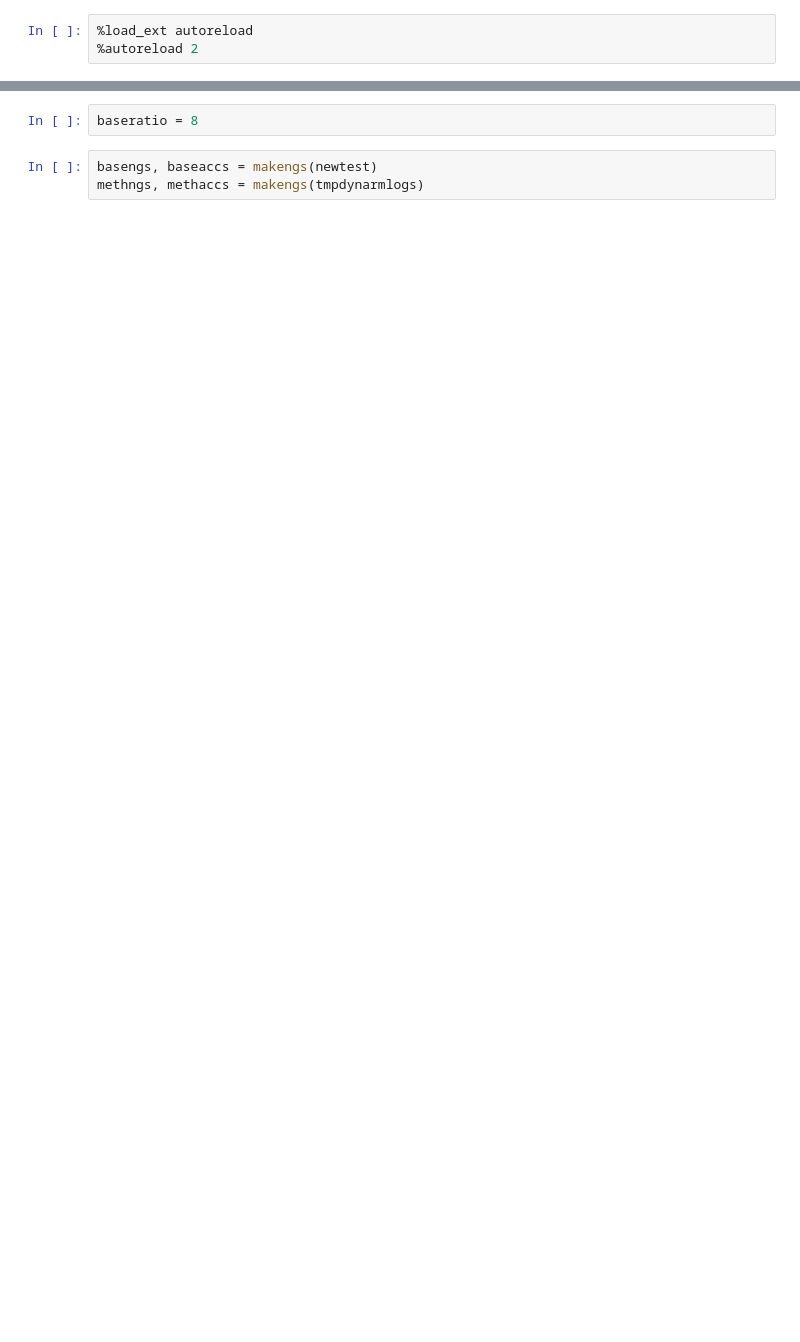
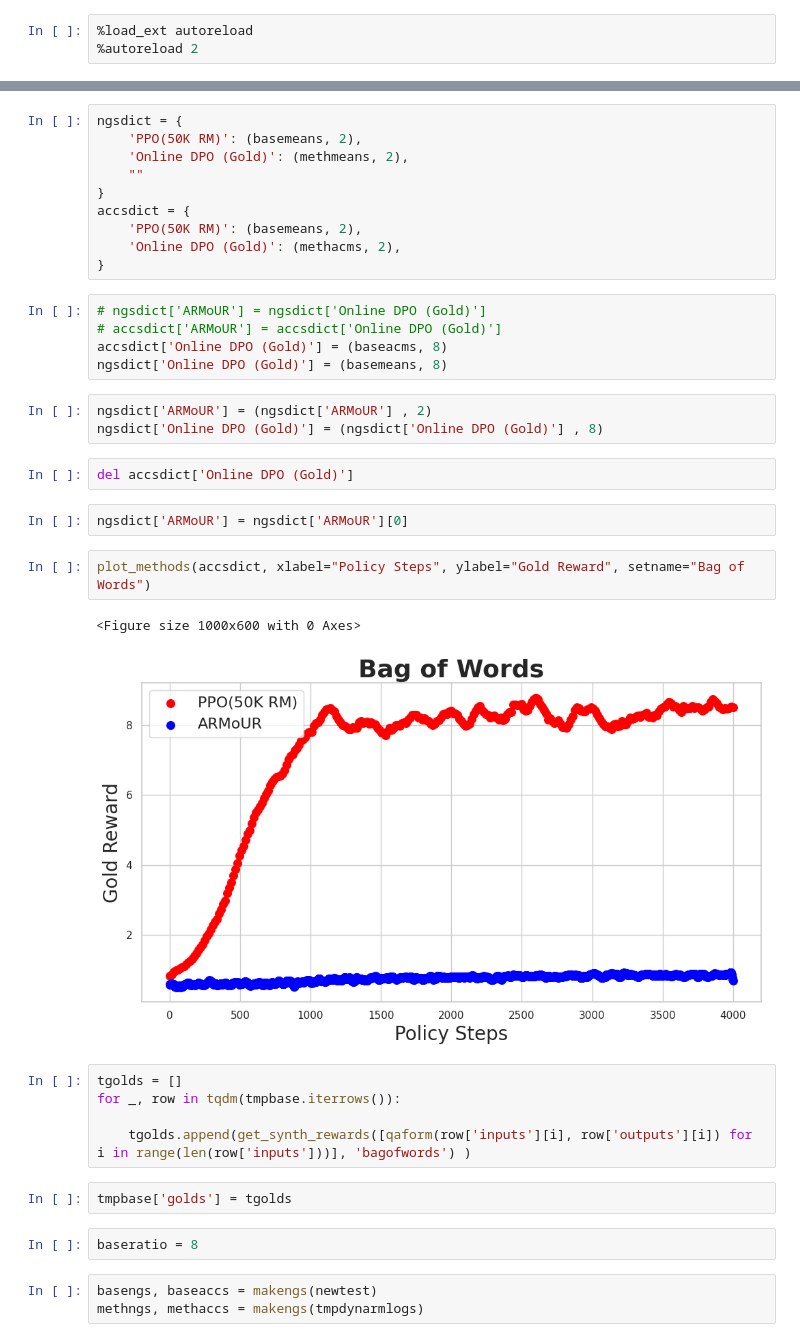
Before and after one commit to PrasannS/d2po, a Jupyter notebook: notebooks/trainlog_analysis.ipynb, the cells around one changed output, grey strips where cells are left out. Saved outputs shown, nothing was run; the diff lists cells and outputs as text; blank space fills up the shorter version.

```diff
--- a/notebooks/trainlog_analysis.ipynb
+++ b/notebooks/trainlog_analysis.ipynb
@@ -211,6 +276,40 @@ call                                                  [1, 1]
 Name: 0, dtype: object
 0.1637372226377462
 loaded method
+# %%
+ngsdict = {
+    'PPO(50K RM)': (basemeans, 2),
+    'Online DPO (Gold)': (methmeans, 2),
+    ""
+}
+accsdict = {
+    'PPO(50K RM)': (basemeans, 2),
+    'Online DPO (Gold)': (methacms, 2),
+}
+# %%
+# ngsdict['ARMoUR'] = ngsdict['Online DPO (Gold)']
+# accsdict['ARMoUR'] = accsdict['Online DPO (Gold)']
+accsdict['Online DPO (Gold)'] = (baseacms, 8)
+ngsdict['Online DPO (Gold)'] = (basemeans, 8)
+# %%
+ngsdict['ARMoUR'] = (ngsdict['ARMoUR'] , 2)
+ngsdict['Online DPO (Gold)'] = (ngsdict['Online DPO (Gold)'] , 8)
+# %%
+del accsdict['Online DPO (Gold)']
+# %%
+ngsdict['ARMoUR'] = ngsdict['ARMoUR'][0]
+# %%
+plot_methods(accsdict, xlabel="Policy Steps", ylabel="Gold Reward", setname="Bag of Words")
+# %% [output]
+<Figure size 1000x600 with 0 Axes>
+[figure, added]
+# %%
+tgolds = []
+for _, row in tqdm(tmpbase.iterrows()):
+
+    tgolds.append(get_synth_rewards([qaform(row['inputs'][i], row['outputs'][i]) for i in range(len(row['inputs']))], 'bagofwords') )
+# %%
+tmpbase['golds'] = tgolds
 # %%
 baseratio = 8
 # %%
```
Also changed, not shown: parts of 6 cells of this notebook, 1 other file.
